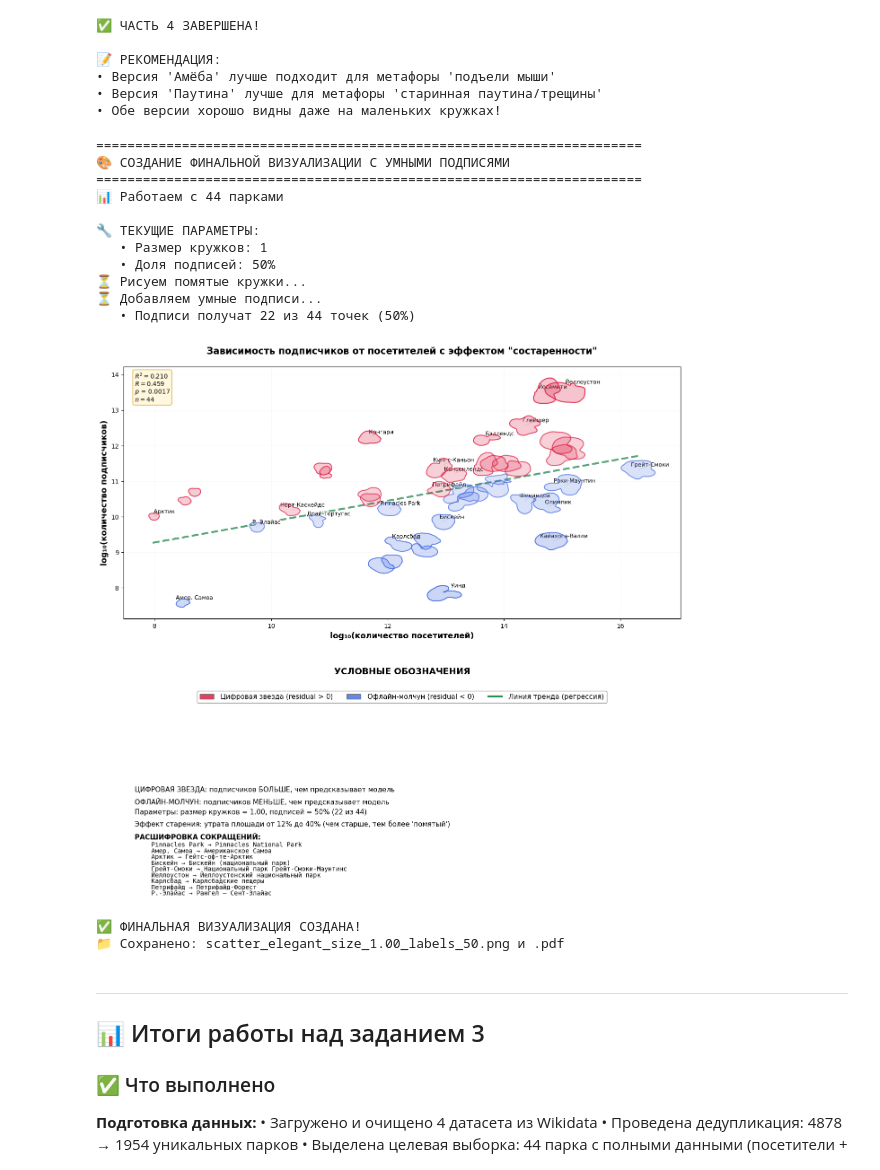
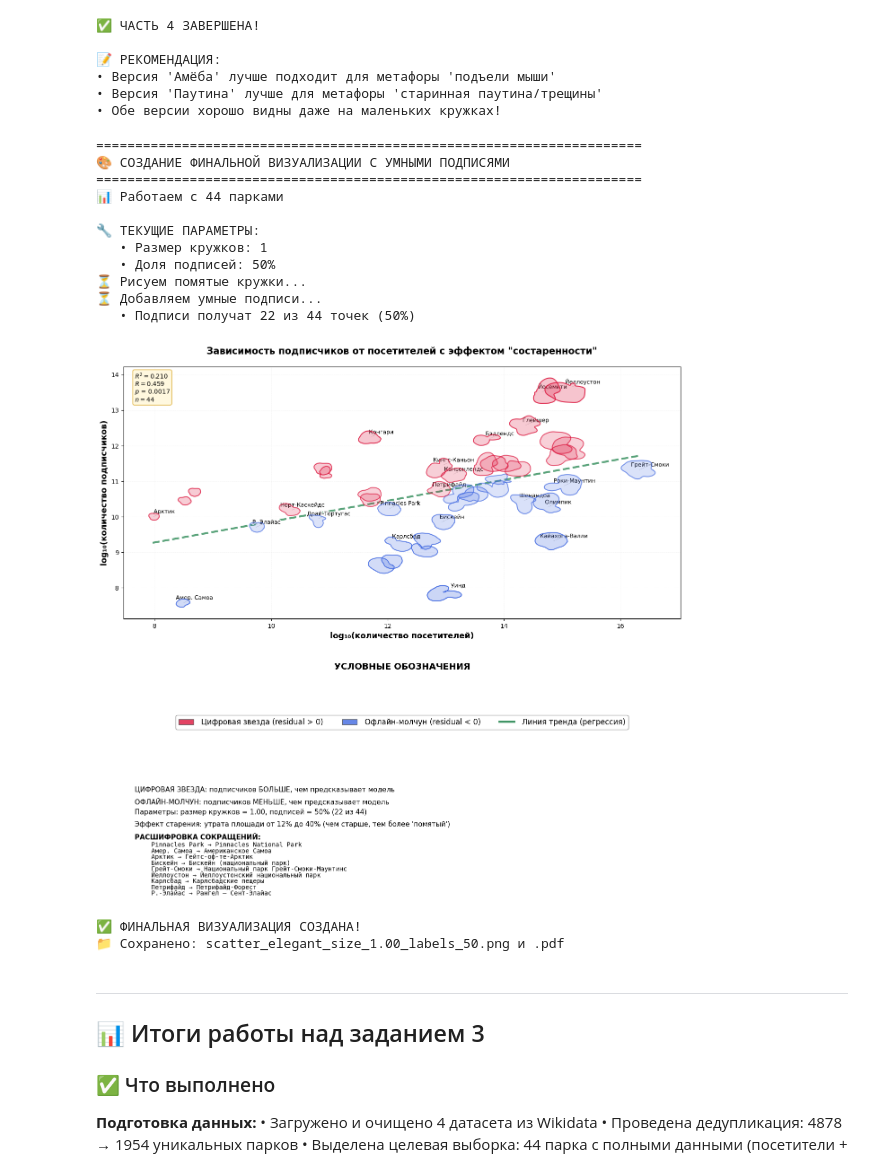
Before and after one commit to ksyushik31/python-ai-Puhlenko-Ksenia, a Jupyter notebook: notebooks/week3_visualization_crack.ipynb, the cells around one changed output. Drawn from its saved outputs; the diff is of its cells as text; code cells hidden in the pictures.

```diff
--- a/notebooks/week3_visualization_crack.ipynb
+++ b/notebooks/week3_visualization_crack.ipynb
@@ -1127,18 +1127,21 @@ legend_elements = [
           label='Офлайн-молчун (residual < 0)'),
     Line2D([0], [0], color='#2E8B57', lw=3,
            label='Линия тренда (регрессия)'),
+
 ]
 
-# Рисуем легенду в отдельной области
-ax_legend.legend(handles=legend_elements, loc='center', fontsize=11,
-                 frameon=True, fancybox=True, edgecolor='gray',
-                 ncol=3,  # три колонки, чтобы не налезало
-                 columnspacing=2.0, handletextpad=1.0)
+# Заголовок легенды - в самый верх
+ax_legend.text(0.5, 0.95, 'УСЛОВНЫЕ ОБОЗНАЧЕНИЯ',
+               transform=ax_legend.transAxes, fontsize=14,
+               fontweight='bold', ha='center', va='top')
 
-# Добавляем заголовок для легенды
-ax_legend.text(0.5, 0.8, 'УСЛОВНЫЕ ОБОЗНАЧЕНИЯ',
-               transform=ax_legend.transAxes, fontsize=14,
-               fontweight='bold', ha='center')
+# Сама легенда - в самый низ
+ax_legend.legend(handles=legend_elements,
+                 loc='lower center',
+                 bbox_to_anchor=(0.5, 0.02),
+                 fontsize=12, frameon=True, fancybox=True,
+                 edgecolor='gray', ncol=3,
+                 columnspacing=2.5, handletextpad=1.0)
 
 # ═══════════════════════════════════════════════════════════════
 # ПОЯСНЕНИЯ (В ОТДЕЛЬНОЙ ОБЛАСТИ)
@@ -1161,34 +1164,34 @@ if abbreviations:
     ax_explanations.text(0.02, abbr_y, "РАСШИФРОВКА СОКРАЩЕНИЙ:",
                          transform=ax_explanations.transAxes,
                          fontsize=11, fontweight='bold')
 
     for i, (short, full) in enumerate(sorted(abbreviations.items())):
         ax_explanations.text(0.05, abbr_y - 0.1 - i*0.08, f"{short} → {full}",
                              transform=ax_explanations.transAxes,
                              fontsize=10, fontfamily='monospace')
 
 plt.tight_layout()
 
 # Сохраняем
 plt.savefig(f'scatter_elegant_size_{CIRCLE_SIZE_FACTOR:.2f}_labels_{LABEL_COVERAGE}.png', dpi=300, bbox_inches='tight')
 plt.savefig(f'scatter_elegant_size_{CIRCLE_SIZE_FACTOR:.2f}_labels_{LABEL_COVERAGE}.pdf', bbox_inches='tight')
 plt.show()
 
 print("\n✅ ФИНАЛЬНАЯ ВИЗУАЛИЗАЦИЯ СОЗДАНА!")
 print(f"📁 Сохранено: scatter_elegant_size_{CIRCLE_SIZE_FACTOR:.2f}_labels_{LABEL_COVERAGE}.png и .pdf")
 # %% [output]
 ======================================================================
 🎨 СОЗДАНИЕ ФИНАЛЬНОЙ ВИЗУАЛИЗАЦИИ С УМНЫМИ ПОДПИСЯМИ
 ======================================================================
 📊 Работаем с 44 парками
 
 🔧 ТЕКУЩИЕ ПАРАМЕТРЫ:
    • Размер кружков: 1
    • Доля подписей: 50%
 ⏳ Рисуем помятые кружки...
 ⏳ Добавляем умные подписи...
    • Подписи получат 22 из 44 точек (50%)
-[figure, old version]
+[figure, new version]
 ✅ ФИНАЛЬНАЯ ВИЗУАЛИЗАЦИЯ СОЗДАНА!
 📁 Сохранено: scatter_elegant_size_1.00_labels_50.png и .pdf
 # %% [markdown]
```
